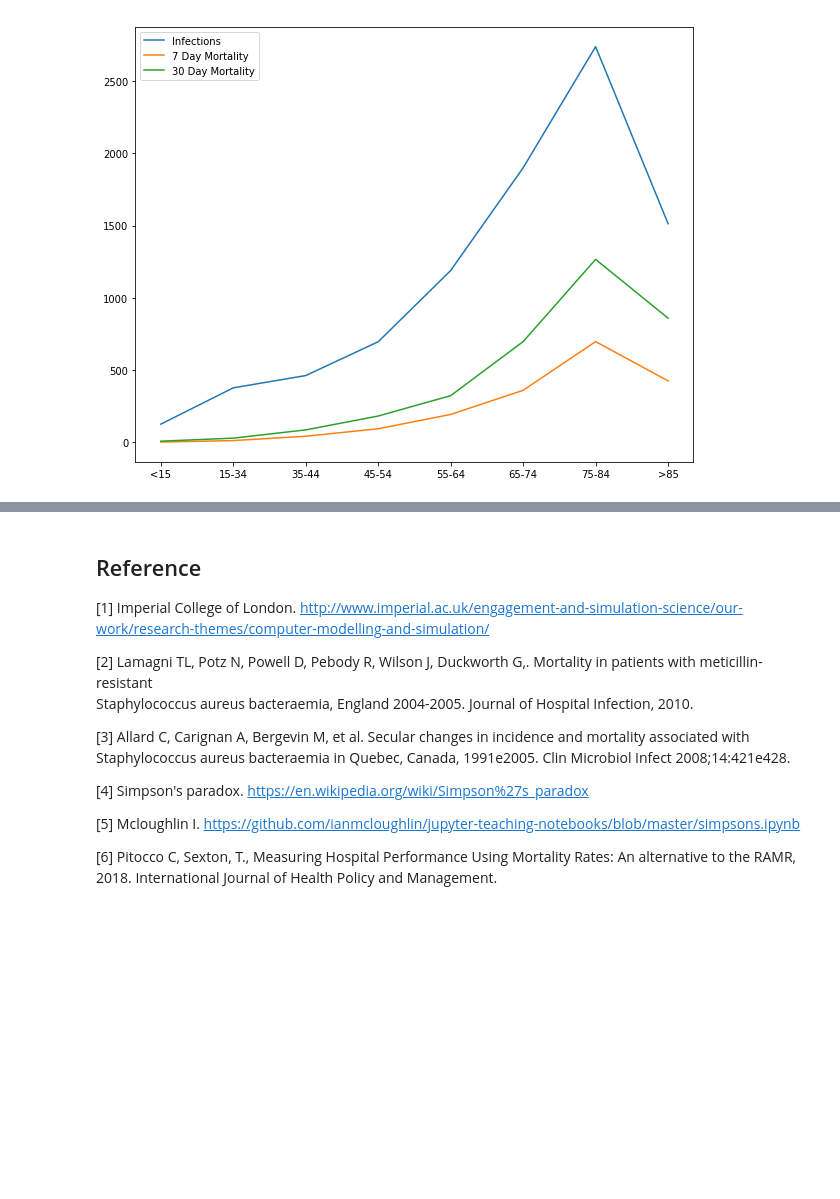
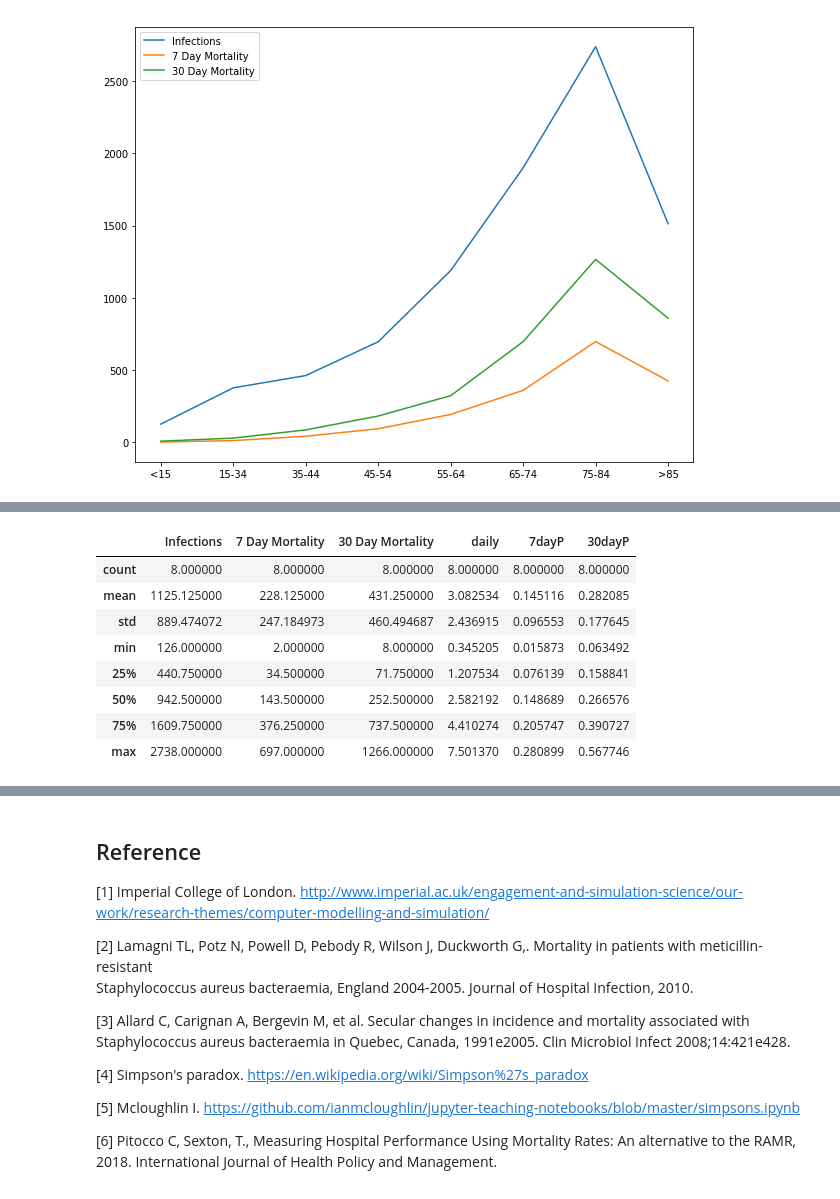
Before and after one commit to NurseQ/Simulation-Project-for-Programming-for-Data-Analysis-, a Jupyter notebook: Simulation Project.ipynb, the cells around one changed output, grey strips where cells are left out. Saved outputs shown, nothing was run; the diff lists cells and outputs as text; code cells hidden in the pictures; blank space fills up the shorter version.

```diff
--- a/Simulation Project.ipynb
+++ b/Simulation Project.ipynb
@@ -429,4 +433,16 @@ ageMort
 | 5 | 65-74 | 1900 | 360 | 697 | 5.205479 | 0.189474 | 0.366842 |
 | 6 | 75-84 | 2738 | 697 | 1266 | 7.501370 | 0.254565 | 0.462381 |
 | 7 | >85 | 1513 | 425 | 859 | 4.145205 | 0.280899 | 0.567746 |
+# %%
+ageMort.describe()
+# %% [output]
+|  | Infections | 7 Day Mortality | 30 Day Mortality | daily | 7dayP | 30dayP |
+| count | 8.000000 | 8.000000 | 8.000000 | 8.000000 | 8.000000 | 8.000000 |
+| mean | 1125.125000 | 228.125000 | 431.250000 | 3.082534 | 0.145116 | 0.282085 |
+| std | 889.474072 | 247.184973 | 460.494687 | 2.436915 | 0.096553 | 0.177645 |
+| min | 126.000000 | 2.000000 | 8.000000 | 0.345205 | 0.015873 | 0.063492 |
+| 25% | 440.750000 | 34.500000 | 71.750000 | 1.207534 | 0.076139 | 0.158841 |
+| 50% | 942.500000 | 143.500000 | 252.500000 | 2.582192 | 0.148689 | 0.266576 |
+| 75% | 1609.750000 | 376.250000 | 737.500000 | 4.410274 | 0.205747 | 0.390727 |
+| max | 2738.000000 | 697.000000 | 1266.000000 | 7.501370 | 0.280899 | 0.567746 |
 # %%
```
Also changed, not shown: parts of 28 cells of this notebook.
